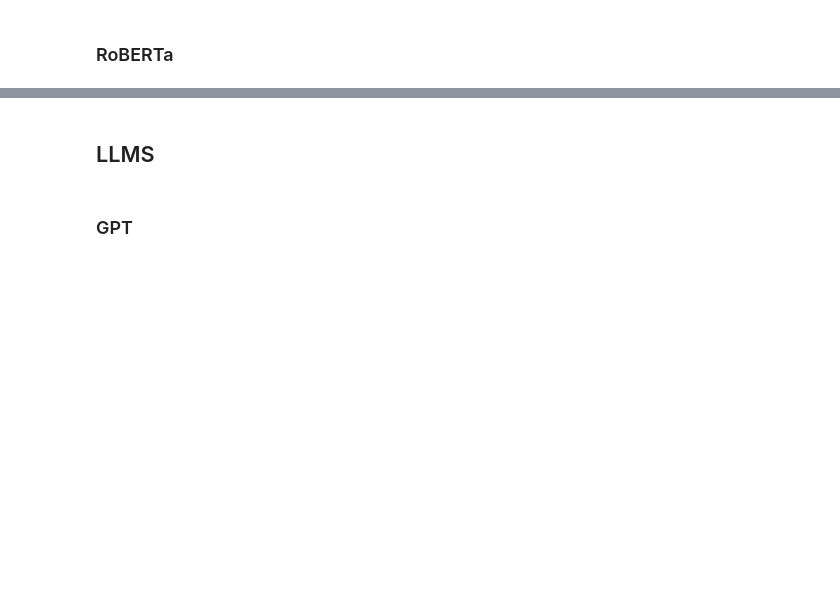
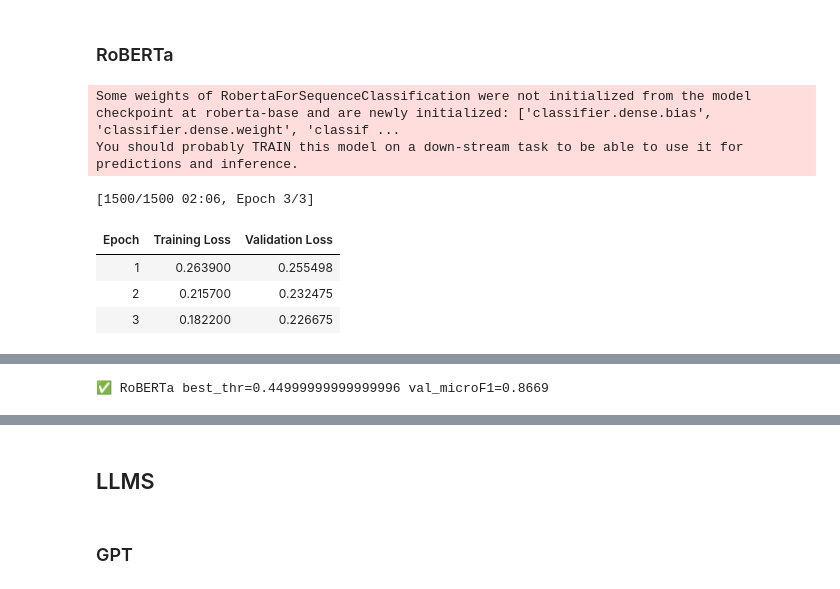
Before and after one commit to ShirleneRose/TriggerWarnings, a Jupyter notebook: jupyter-notebooks/model_evaluations.ipynb, the cells around one changed output, grey strips where cells are left out. Drawn from its saved outputs; the diff is of its cells as text; code cells hidden in the pictures; blank space fills up the shorter version.

```diff
--- a/jupyter-notebooks/model_evaluations.ipynb
+++ b/jupyter-notebooks/model_evaluations.ipynb
@@ -440,2 +455,48 @@ tokenizer_bert.save_pretrained(str(model_dir_bert / "final_model"))
 # %% [markdown]
 ### RoBERTa
+# %%
+MODEL_NAME_ROB = "roberta-base"
+MODEL_KEY_ROB  = "roberta-base"
+
+tokenizer_rob = AutoTokenizer.from_pretrained(MODEL_NAME_ROB, use_fast=True)
+
+ds_tr_rob  = tokenize_dataset(build_ds(X_tr,  Y_tr), tokenizer_rob, max_length=256, has_labels=True)
+ds_val_rob = tokenize_dataset(build_ds(X_val, Y_val), tokenizer_rob, max_length=256, has_labels=True)
+
+rob_model = AutoModelForSequenceClassification.from_pretrained(
+    MODEL_NAME_ROB,
+    num_labels=len(CANON_LABELS),
+    problem_type="multi_label_classification"
+)
+
+args_rob = TrainingArguments(
+    output_dir=str(OUT_DIR / MODEL_KEY_ROB / "ckpt"),
+    eval_strategy="epoch",
+    save_strategy="epoch",
+    load_best_model_at_end=True,
+    metric_for_best_model="eval_loss",
+    num_train_epochs=3,
+    per_device_train_batch_size=8,
+    per_device_eval_batch_size=8,
+    learning_rate=2e-5,
+    weight_decay=0.01,
+    logging_steps=50,
+    report_to="none",
+    fp16=torch.cuda.is_available(),
+    seed=42
+)
+
+trainer_rob = Trainer(model=rob_model, args=args_rob, train_dataset=ds_tr_rob, eval_dataset=ds_val_rob)
+trainer_rob.train()
+
+val_logits_rob = trainer_rob.predict(ds_val_rob).predictions
+best_thr_rob, best_micro_rob = tune_threshold(val_logits_rob, Y_val)
+print(f"✅ RoBERTa best_thr={best_thr_rob} val_microF1={best_micro_rob:.4f}")
+# %% [output]
+Some weights of RobertaForSequenceClassification were not initialized from the model checkpoint at roberta-base and are newly initialized: ['classifier.dense.bias', 'classifier.dense.weight', 'classif ...
+You should probably TRAIN this model on a down-stream task to be able to use it for predictions and inference.
+[1500/1500 02:06, Epoch 3/3]
+| Epoch | Training Loss | Validation Loss |
+| 1 | 0.263900 | 0.255498 |
+| 2 | 0.215700 | 0.232475 |
+| 3 | 0.182200 | 0.226675 |
@@ -441,0 +504 @@ tokenizer_bert.save_pretrained(str(model_dir_bert / "final_model"))
+✅ RoBERTa best_thr=0.44999999999999996 val_microF1=0.8669
```
Also changed, not shown: parts of 16 cells of this notebook, 1 other file.
